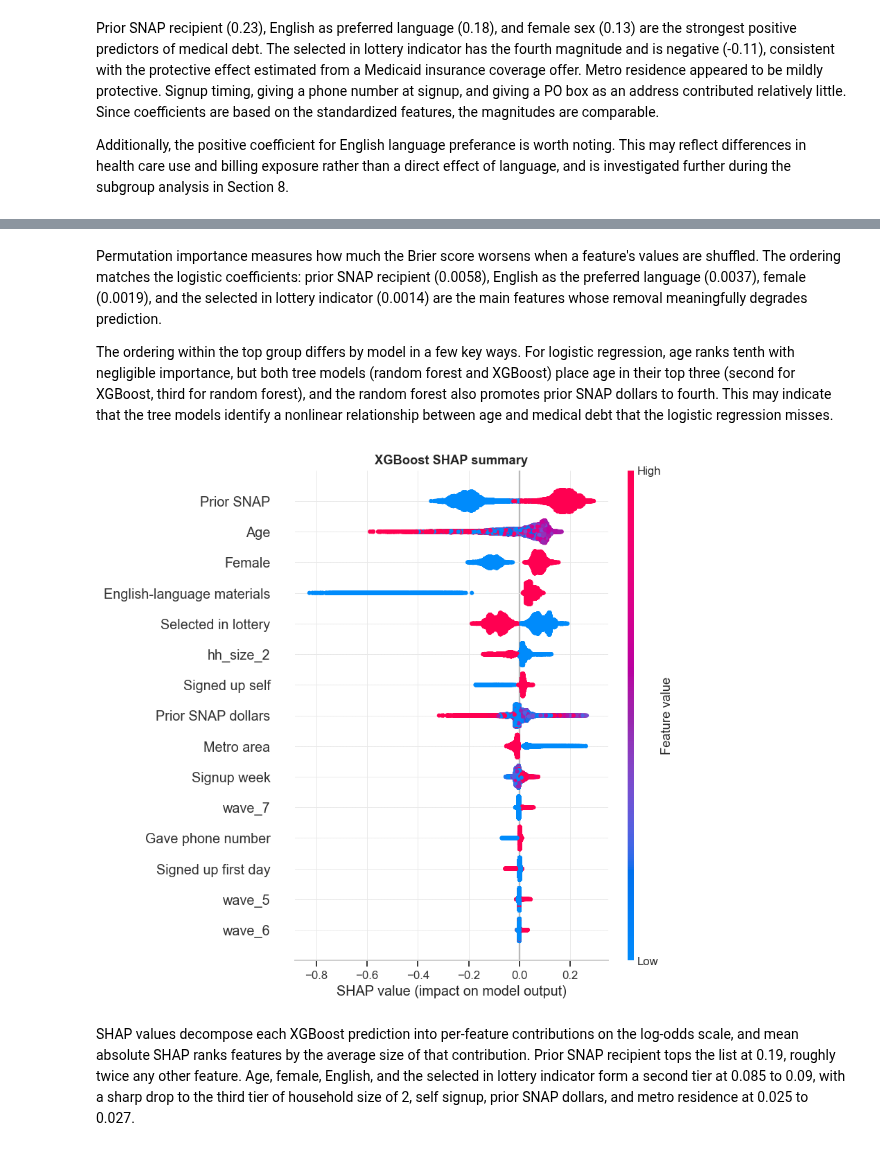
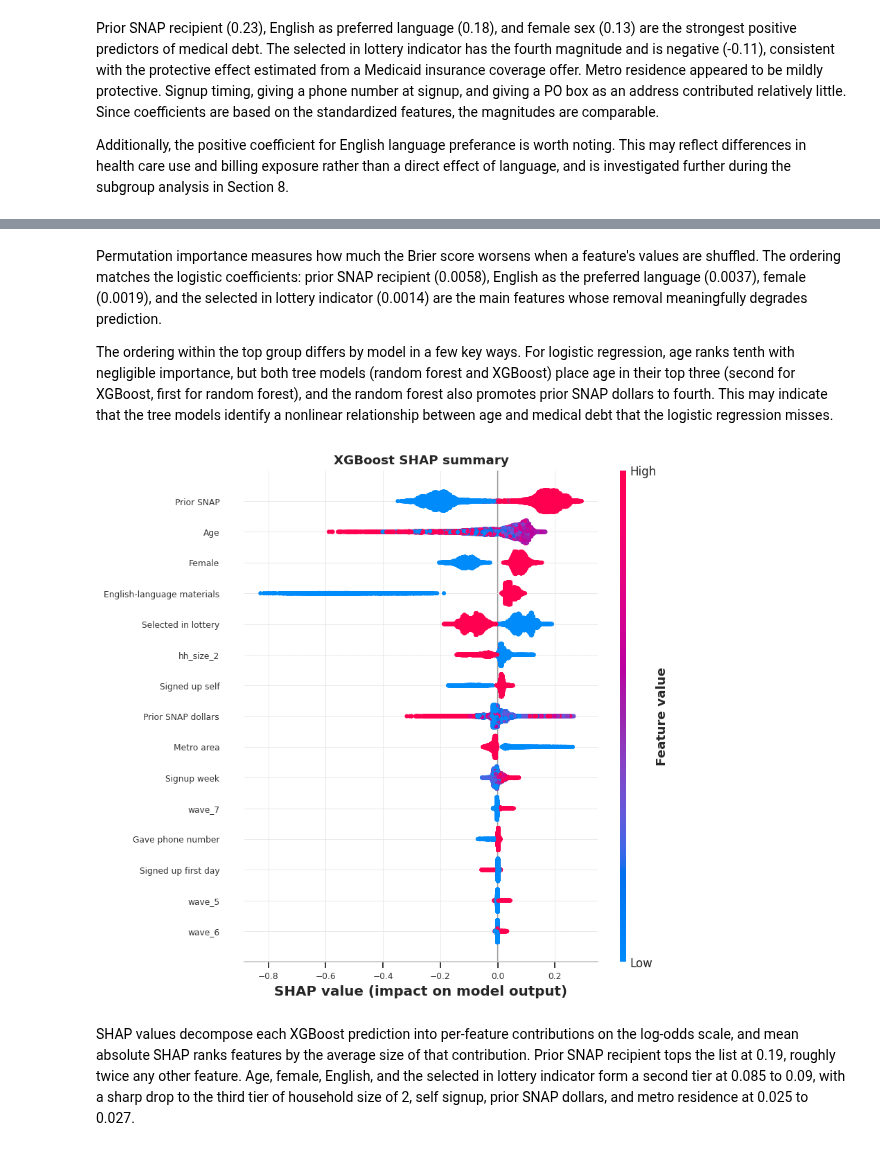
Before and after one commit to chaycereed/ohie-medicaid-policy-simulation, a Jupyter notebook: notebook/ohie_medicaid_policy_simulation.ipynb, the cells around one changed output, grey strips where cells are left out. Drawn from its saved outputs; the diff is of its cells as text; code cells hidden in the pictures.

```diff
--- a/notebook/ohie_medicaid_policy_simulation.ipynb
+++ b/notebook/ohie_medicaid_policy_simulation.ipynb
@@ -1532,19 +1682,21 @@ plt.tight_layout()
 # %% [markdown]
 Permutation importance measures how much the Brier score worsens when a feature's values are shuffled. The ordering matches the logistic coefficients: prior SNAP recipient (0.0058), English as the preferred language (0.0037), female (0.0019), and the selected in lottery indicator (0.0014) are the main features whose removal meaningfully degrades prediction.
 
-The ordering within the top group differs by model in a few key ways. For logistic regression, age ranks tenth with negligible importance, but both tree models (random forest and XGBoost) place age in their top three (second for XGBoost, third for random forest), and the random forest also promotes prior SNAP dollars to fourth. This may indicate that the tree models identify a nonlinear relationship between age and medical debt that the logistic regression misses.
+The ordering within the top group differs by model in a few key ways. For logistic regression, age ranks tenth with negligible importance, but both tree models (random forest and XGBoost) place age in their top three (second for XGBoost, first for random forest), and the random forest also promotes prior SNAP dollars to fourth. This may indicate that the tree models identify a nonlinear relationship between age and medical debt that the logistic regression misses.
 # %%
 # Now, lets get SHAP values for the XGBoost model
 # Each value is one predictors contribution to one respondents prediction, relative to the average
 explainer = shap.TreeExplainer(full_models["xgboost"])
 shap_values = explainer.shap_values(X_fit)
-shap.summary_plot(shap_values, X_fit, max_display = 15, show = False,
-                  feature_names = [labels.get(x, x) for x in X_fit.columns])
+shap.summary_plot(shap_values, X_fit, max_display = 15, show = False, feature_names = [labels.get(x, x) for x in X_fit.columns])
 plt.title("XGBoost SHAP summary")
+# SHAP overrides the default axis labelsize we set at the beginning, so lets update it here
+plt.tick_params(axis = "both", labelsize = plt.rcParams["xtick.labelsize"])
 plt.tight_layout()
+fig.savefig(f"{OUTPUT}/shap.png")
 plt.show()
 # %% [output]
-[figure, old version]
+[figure, new version]
 # %% [markdown]
 SHAP values decompose each XGBoost prediction into per-feature contributions on the log-odds scale, and mean absolute SHAP ranks features by the average size of that contribution. Prior SNAP recipient tops the list at 0.19, roughly twice any other feature. Age, female, English, and the selected in lottery indicator form a second tier at 0.085 to 0.09, with a sharp drop to the third tier of household size of 2, self signup, prior SNAP dollars, and metro residence at 0.025 to 0.027.
 # %% [markdown]
```
Also changed, not shown: parts of 93 cells of this notebook.
